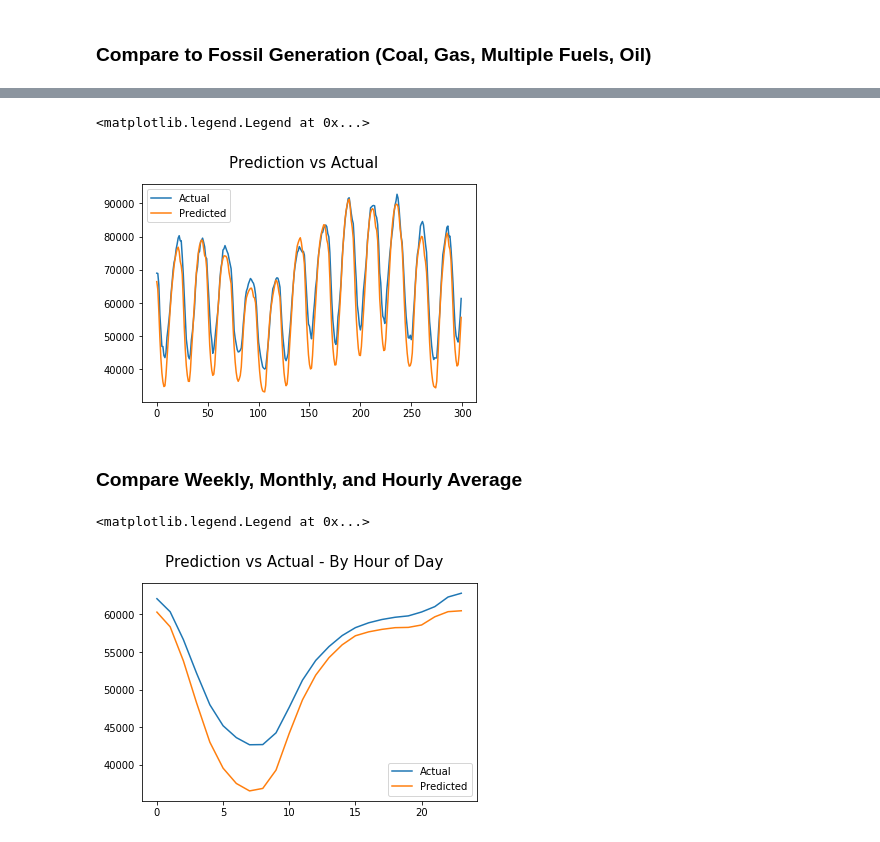
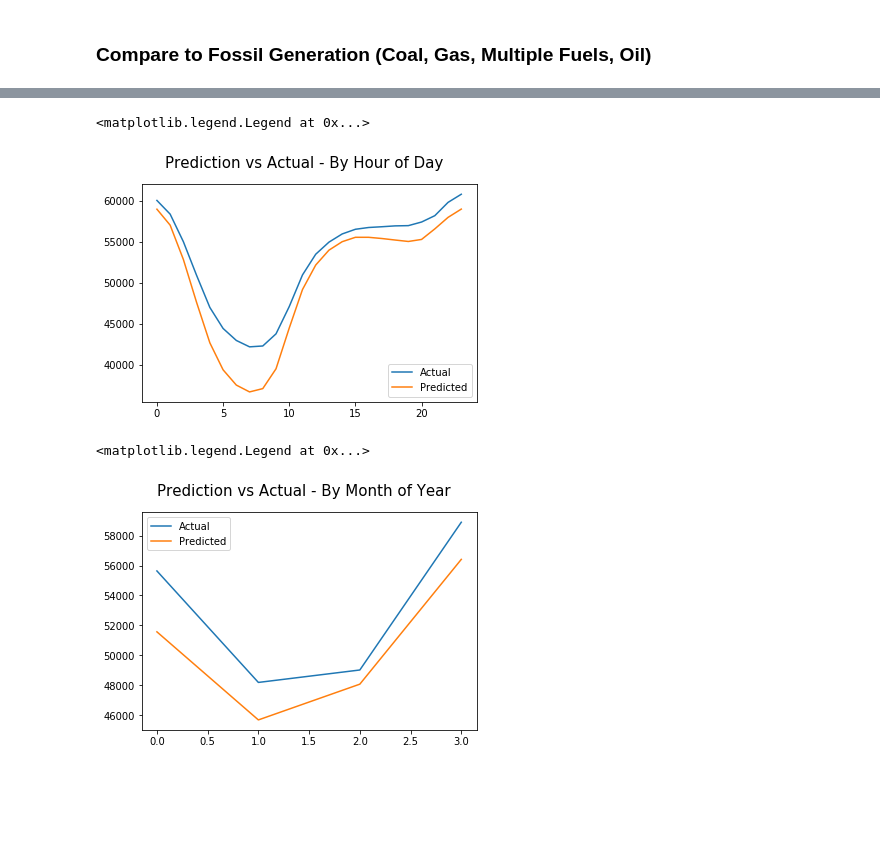
Before and after one commit to amy-wang/thesis2, a Jupyter notebook: data/Fossil Generation Forecasts.ipynb, the cells around one changed output, grey strips where cells are left out. Saved outputs shown, nothing was run; the diff lists cells and outputs as text; code cells hidden in the pictures; blank space fills up the shorter version.

```diff
--- a/data/Fossil Generation Forecasts.ipynb
+++ b/data/Fossil Generation Forecasts.ipynb
@@ -113,7 +113,7 @@ fossil_gen
 # %% [markdown]
 ### Compare to Fossil Generation (Coal, Gas, Multiple Fuels, Oil)
 # %%
-actual_gen = pd.read_csv('actual_gen.csv')
+actual_gen = pd.concat(map(pd.read_csv, ['actual_gen2016.csv', 'actual_gen2017.csv']))
 # %%
 fossil_fuel_type = ['Coal', 'Gas', 'Multiple Fuels', 'Oil']
 actual_gen = actual_gen.loc[actual_gen['fuel_type'].isin(fossil_fuel_type)]
@@ -128,4 +128,2 @@ actual_gen = actual_gen.sort_values(by=['year', 'month', 'day', 'hour'])
 # %%
 actual_gen = actual_gen.set_index(['year', 'month', 'day', 'hour'])
-# %%
-actual_gen = actual_gen.drop('week', axis = 1)
@@ -132,2 +147,4 @@ actual_gen = actual_gen.drop('week', axis = 1)
+# %%
+fossil_gen = fossil_gen[['fossil gen']]
 # %%
-merged = actual_gen.merge(fossil_gen, how='inner', left_index=True, right_index=True)
+compare = fossil_gen.merge(actual_gen, how='inner', left_index=True, right_index=True)
@@ -158,10 +173,12 @@ RMSE: 4102.26489465148
 # %%
-plt.suptitle('Prediction vs Actual', fontsize=15)
-plt.plot(actual_100['count'], actual_100['mw'], label='Actual')
-plt.plot(predicted_100['count'], predicted_100['fossil gen'], label='Predicted')
+# Find hourly average
+predicted_hourly = compare['fossil gen'].groupby( ['hour'] ).mean().reset_index()
+actual_hourly = compare['mw'].groupby(['hour']).mean().reset_index()
+
+plt.suptitle('Prediction vs Actual - By Hour of Day', fontsize=15)
+plt.plot(actual_hourly['mw'], label='Actual')
+plt.plot(predicted_hourly['fossil gen'], label='Predicted')
 plt.legend()
 # %% [output]
 <matplotlib.legend.Legend at 0x...>
-[figure, old version]
+[figure, new version]
-# %% [markdown]
-### Compare Weekly, Monthly, and Hourly Average
@@ -173,12 +185,12 @@ predicted.to_csv('Predictions/fossil_gen.csv')
 # %%
-# Find hourly average
-predicted_hourly = predicted.groupby( ['hour'] ).mean().reset_index()
-actual_hourly = actual.groupby(['hour']).mean().reset_index()
+# Find monthly average
+predicted_monthly = compare['fossil gen'].groupby( ['month'] ).mean().reset_index()
+actual_monthly = compare['mw'].groupby(['month']).mean().reset_index()
 
-plt.suptitle('Prediction vs Actual - By Hour of Day', fontsize=15)
-plt.plot(actual_hourly['mw'], label='Actual')
-plt.plot(predicted_hourly['fossil gen'], label='Predicted')
+plt.suptitle('Prediction vs Actual - By Month of Year', fontsize=15)
+plt.plot(actual_monthly['mw'], label='Actual')
+plt.plot(predicted_monthly['fossil gen'], label='Predicted')
 plt.legend()
 # %% [output]
 <matplotlib.legend.Legend at 0x...>
-[figure, old version]
+[figure, new version]
```
Also changed, not shown: parts of 31 cells of this notebook, 4 other files.
